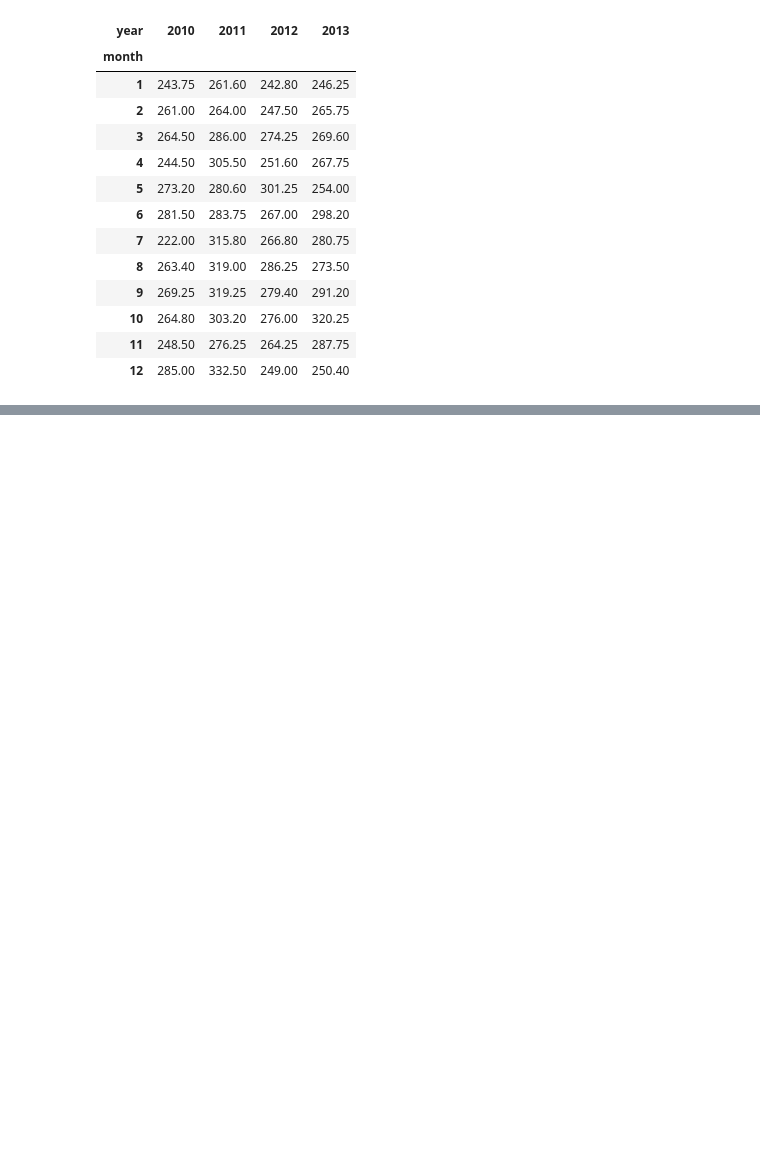
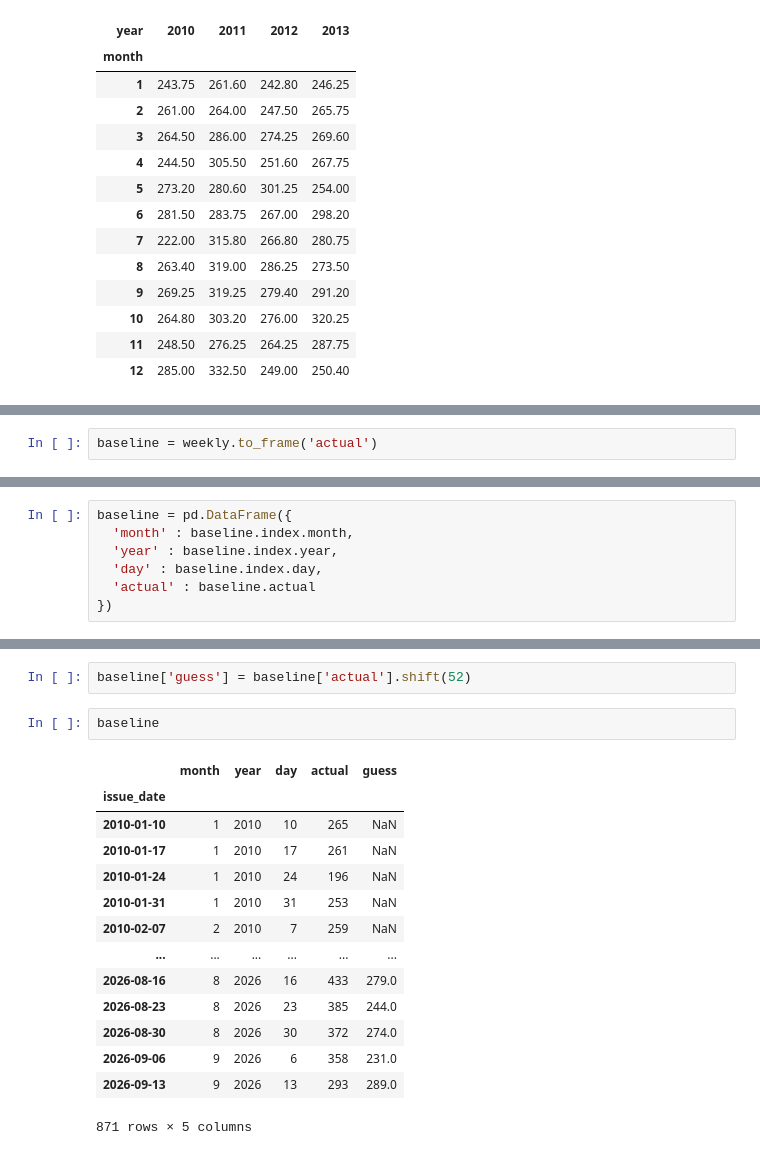
Before and after one commit to ShahSalar/demand-forecasting-hvac, a Jupyter notebook: notebooks/explore.ipynb, the cells around one changed output, grey strips where cells are left out. Drawn from its saved outputs; the diff is of its cells as text; blank space fills up the shorter version.

Commit message:
add seasonal-naive baseline and MAE

```diff
--- a/notebooks/explore.ipynb
+++ b/notebooks/explore.ipynb
@@ -372,0 +406,2 @@ pivot.loc[:,2010:2013]
+# %%
+baseline = weekly.to_frame('actual')
@@ -372,0 +425,7 @@ pivot.loc[:,2010:2013]
+# %%
+baseline = pd.DataFrame({
+  'month' : baseline.index.month,
+  'year' : baseline.index.year,
+  'day' : baseline.index.day,
+  'actual' : baseline.actual
+})
@@ -372,0 +449,19 @@ pivot.loc[:,2010:2013]
+# %%
+baseline['guess'] = baseline['actual'].shift(52)
+# %%
+baseline
+# %% [output]
+|  | month | year | day | actual | guess |
+| issue_date |  |  |  |  |  |
+| 2010-01-10 | 1 | 2010 | 10 | 265 | NaN |
+| 2010-01-17 | 1 | 2010 | 17 | 261 | NaN |
+| 2010-01-24 | 1 | 2010 | 24 | 196 | NaN |
+| 2010-01-31 | 1 | 2010 | 31 | 253 | NaN |
+| 2010-02-07 | 2 | 2010 | 7 | 259 | NaN |
+| ... | ... | ... | ... | ... | ... |
+| 2026-08-16 | 8 | 2026 | 16 | 433 | 279.0 |
+| 2026-08-23 | 8 | 2026 | 23 | 385 | 244.0 |
+| 2026-08-30 | 8 | 2026 | 30 | 372 | 274.0 |
+| 2026-09-06 | 9 | 2026 | 6 | 358 | 231.0 |
+| 2026-09-13 | 9 | 2026 | 13 | 293 | 289.0 |
+871 rows × 5 columns
```
Also changed, not shown: parts of 13 cells of this notebook, 2 other files.
